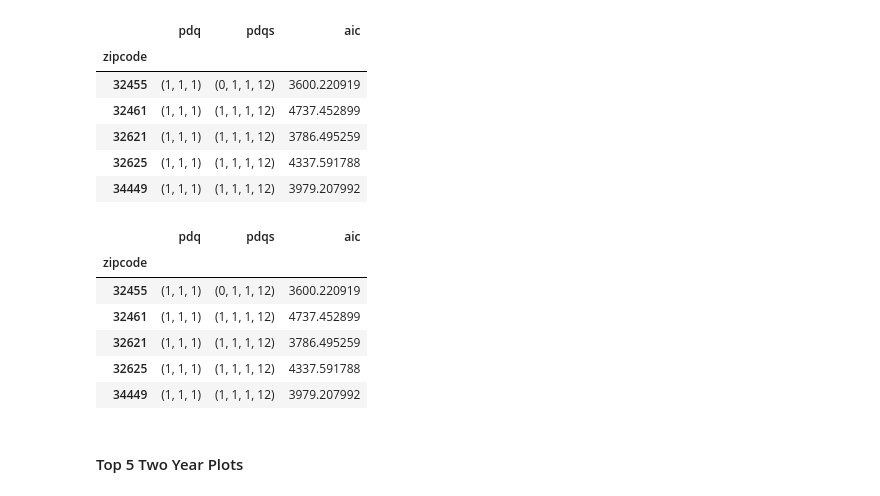
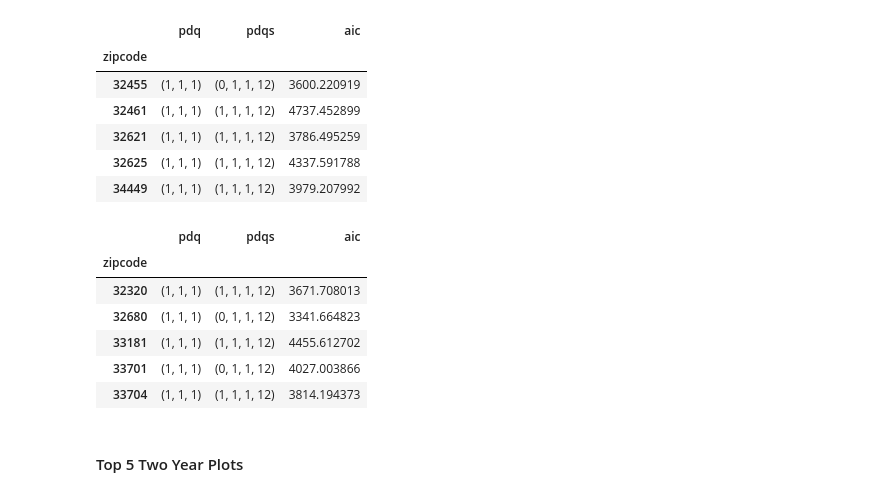
Before and after one commit to Nick-Kolowich/dsc-phase-4-project, a Jupyter notebook: time-series/Model Notebook.ipynb, the cells around one changed output. Drawn from its saved outputs; the diff is of its cells as text; code cells hidden in the pictures.

```diff
--- a/time-series/Model Notebook.ipynb
+++ b/time-series/Model Notebook.ipynb
@@ -467,21 +467,21 @@ for zipcode in top_5_zips_5yr:
 # %%
 # create a dataframe with each of the pdq & pdqs combinations for the five year zipcodes
 ans_df_5yr = pd.DataFrame(ans_5yr, columns=['zipcode','pdq', 'pdqs', 'aic'])
 
 # find the pdq & pdqs combinations which minimize AIC
-ans_df_final_5yr = pd.DataFrame(ans_df.loc[ans_df.groupby('zipcode')['aic'].idxmin()])
+ans_df_final_5yr = pd.DataFrame(ans_df_5yr.loc[ans_df_5yr.groupby('zipcode')['aic'].idxmin()])
 
 ans_df_final_5yr.set_index('zipcode', inplace=True)
 
 ans_df_final_5yr.head()
 # %% [output]
 |  | pdq | pdqs | aic |
 | zipcode |  |  |  |
-| 32455 | (1, 1, 1) | (0, 1, 1, 12) | 3600.220919 |
-| 32461 | (1, 1, 1) | (1, 1, 1, 12) | 4737.452899 |
-| 32621 | (1, 1, 1) | (1, 1, 1, 12) | 3786.495259 |
-| 32625 | (1, 1, 1) | (1, 1, 1, 12) | 4337.591788 |
-| 34449 | (1, 1, 1) | (1, 1, 1, 12) | 3979.207992 |
+| 32320 | (1, 1, 1) | (1, 1, 1, 12) | 3671.708013 |
+| 32680 | (1, 1, 1) | (0, 1, 1, 12) | 3341.664823 |
+| 33181 | (1, 1, 1) | (1, 1, 1, 12) | 4455.612702 |
+| 33701 | (1, 1, 1) | (0, 1, 1, 12) | 4027.003866 |
+| 33704 | (1, 1, 1) | (1, 1, 1, 12) | 3814.194373 |
 # %% [markdown]
 #### Top 5 Two Year Plots
 # %%
```
Also changed, not shown: parts of 3 cells of this notebook.
